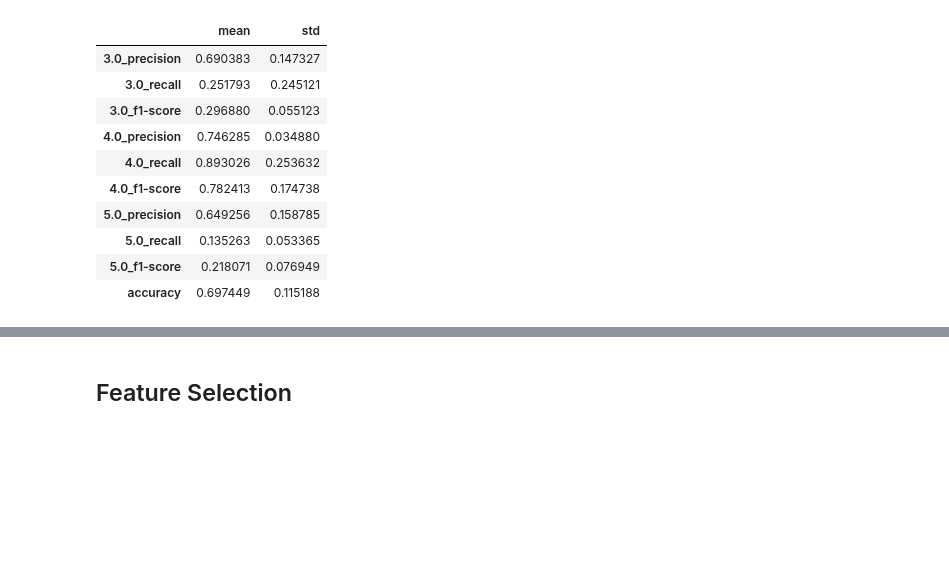
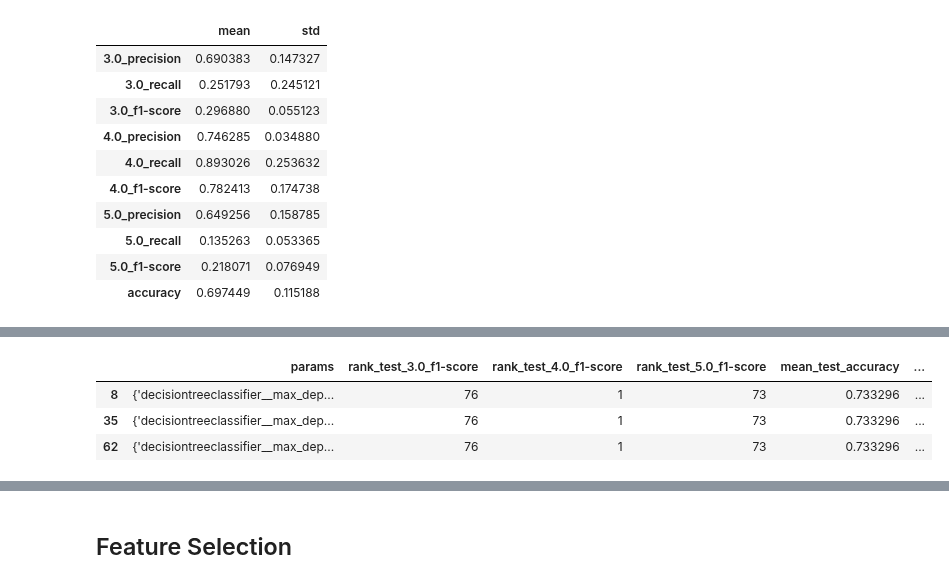
Before and after one commit to 7angel4/Goodreads-rating-classification, a Jupyter notebook: StackingClf.ipynb, the cells around one changed output, grey strips where cells are left out. Cells and saved outputs as stored; diff of their text form; code cells hidden in the pictures; blank space fills up the shorter version.

```diff
--- a/StackingClf.ipynb
+++ b/StackingClf.ipynb
@@ -638,0 +695,7 @@ StackingCVClassifier prediction took 568.1727550029755 seconds.
+# %%
+grid4_cat.loc[grid4_cat['mean_test_accuracy'] == max(grid4_cat['mean_test_accuracy'])][score_metrics]
+# %% [output]
+|  | params | rank_test_3.0_f1-score | rank_test_4.0_f1-score | rank_test_5.0_f1-score | mean_test_accuracy | ... |
+| 8 | {'decisiontreeclassifier__max_dep... | 76 | 1 | 73 | 0.733296 | ... |
+| 35 | {'decisiontreeclassifier__max_dep... | 76 | 1 | 73 | 0.733296 | ... |
+| 62 | {'decisiontreeclassifier__max_dep... | 76 | 1 | 73 | 0.733296 | ... |
```
Also changed, not shown: parts of 17 cells of this notebook, 3 other files.
